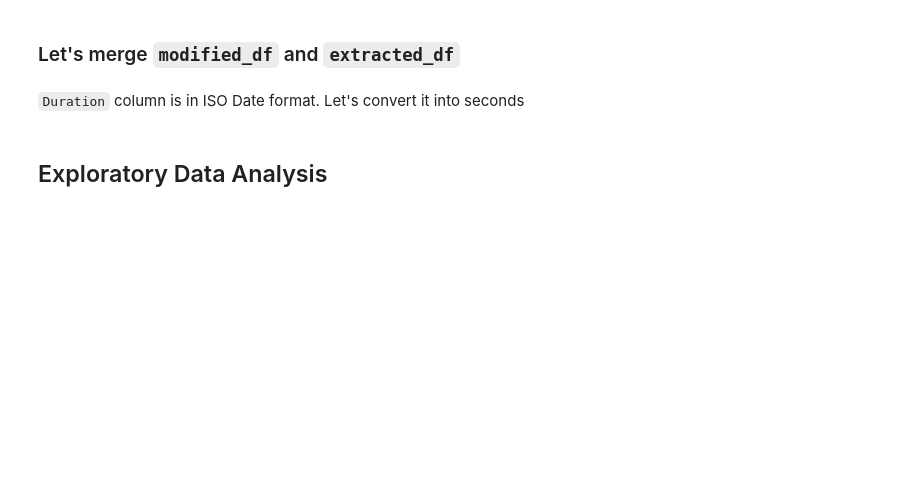
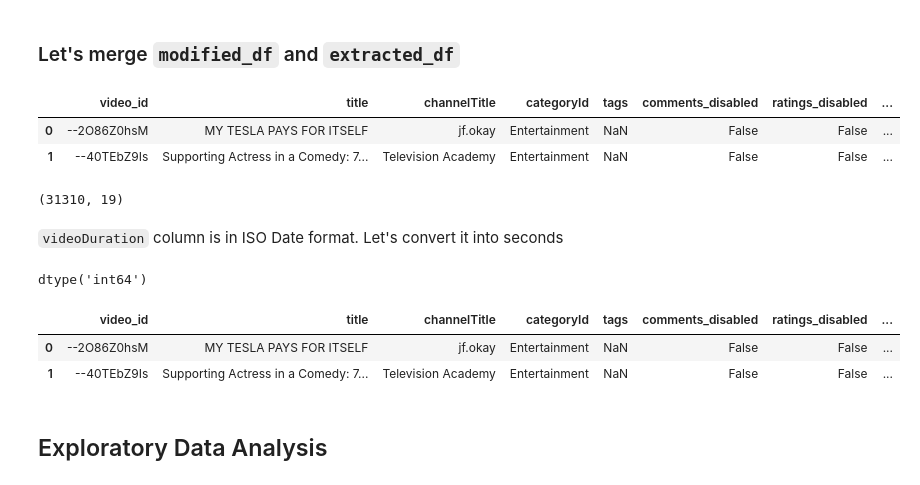
Before and after one commit to VamshiKrishna-1/Youtube_Video_Analysis_and_Prediction, a Jupyter notebook: FinalProject606.ipynb, the cells around one changed output. Drawn from its saved outputs; the diff is of its cells as text; code cells hidden in the pictures; blank space fills up the shorter version.

```diff
--- a/FinalProject606.ipynb
+++ b/FinalProject606.ipynb
@@ -448,2 +449,7 @@ modified_df['likes_end'] = modified_df['likes'].apply(lambda x: max(x))
 # %% [markdown]
 #### Step - 3
+# %%
+# Create new columns `view_count_start` & `view_count_end` from `view_count` column.
+
+modified_df['view_count_start'] = modified_df['view_count'].apply(lambda x: min(x))
+modified_df['view_count_end'] = modified_df['view_count'].apply(lambda x: max(x))
@@ -474,7 +482,7 @@ modified_df['trendingDaysDuration'] = (modified_df['trending_date_end'] - modifi
 # %%
-# Drop columns trending_date, likes, publishedAt as they are no longer required.
+# Drop columns trending_date, likes, publishedAt, view_count as they are no longer required.
 
-modified_df.drop(['trending_date', 'likes', 'publishedAt'], axis = 1, inplace = True)
+modified_df.drop(['trending_date', 'likes', 'publishedAt', 'view_count'], axis = 1, inplace = True)
 # %%
 # Displaying the dataframe after all the changes
 
@@ -513,8 +523,20 @@ dtype: object
 # %% [markdown]
 ### Let's merge `modified_df` and `extracted_df`
 # %%
-#final_df = pd.merge((modified_df, extracted_df), on = 'video_id', how = 'inner')
+# Merging 'modified_df' & 'extracted_df'
+
+final_df = modified_df.merge(extracted_df, on = 'video_id', how = 'inner')
+
+# Validating the above
+
+final_df.head(2)
+# %% [output]
+|  | video_id | title | channelTitle | categoryId | tags | comments_disabled | ratings_disabled | ... |
+| 0 | --2O86Z0hsM | MY TESLA PAYS FOR ITSELF | jf.okay | Entertainment | NaN | False | False | ... |
+| 1 | --40TEbZ9Is | Supporting Actress in a Comedy: 7... | Television Academy | Entertainment | NaN | False | False | ... |
 # %%
-# Displaying shape of final dataframe
+# Checking the shape of the resulting dataset
 
-# final_df.shape
+final_df.shape
+# %% [output]
+(31310, 19)
@@ -525,13 +543,23 @@ dtype: object
 # %% [markdown]
-`Duration` column is in ISO Date format. Let's convert it into seconds
+`videoDuration` column is in ISO Date format. Let's convert it into seconds
 # %%
-# Converting time in 'Duration' column to Seconds
+# Converting time in 'videoDuration' column to Seconds
 
-#final_df['Duration'] = final_df['Duration'].apply(lambda x: isodate.parse_duration(x).total_seconds())
+final_df['videoDuration'] = final_df['videoDuration'].apply(lambda x: int(isodate.parse_duration(x).total_seconds()) )
 
 # Validating the above changes
 
-#final_df.head(2)
+final_df.dtypes['videoDuration']
+# %% [output]
+dtype('int64')
+# %%
+# Checking the Dataframe
+
+final_df.head(2)
+# %% [output]
+|  | video_id | title | channelTitle | categoryId | tags | comments_disabled | ratings_disabled | ... |
+| 0 | --2O86Z0hsM | MY TESLA PAYS FOR ITSELF | jf.okay | Entertainment | NaN | False | False | ... |
+| 1 | --40TEbZ9Is | Supporting Actress in a Comedy: 7... | Television Academy | Entertainment | NaN | False | False | ... |
 # %% [markdown]
 ## Exploratory Data Analysis
 # %%
```
Also changed, not shown: parts of 36 cells of this notebook, 8 other files.
